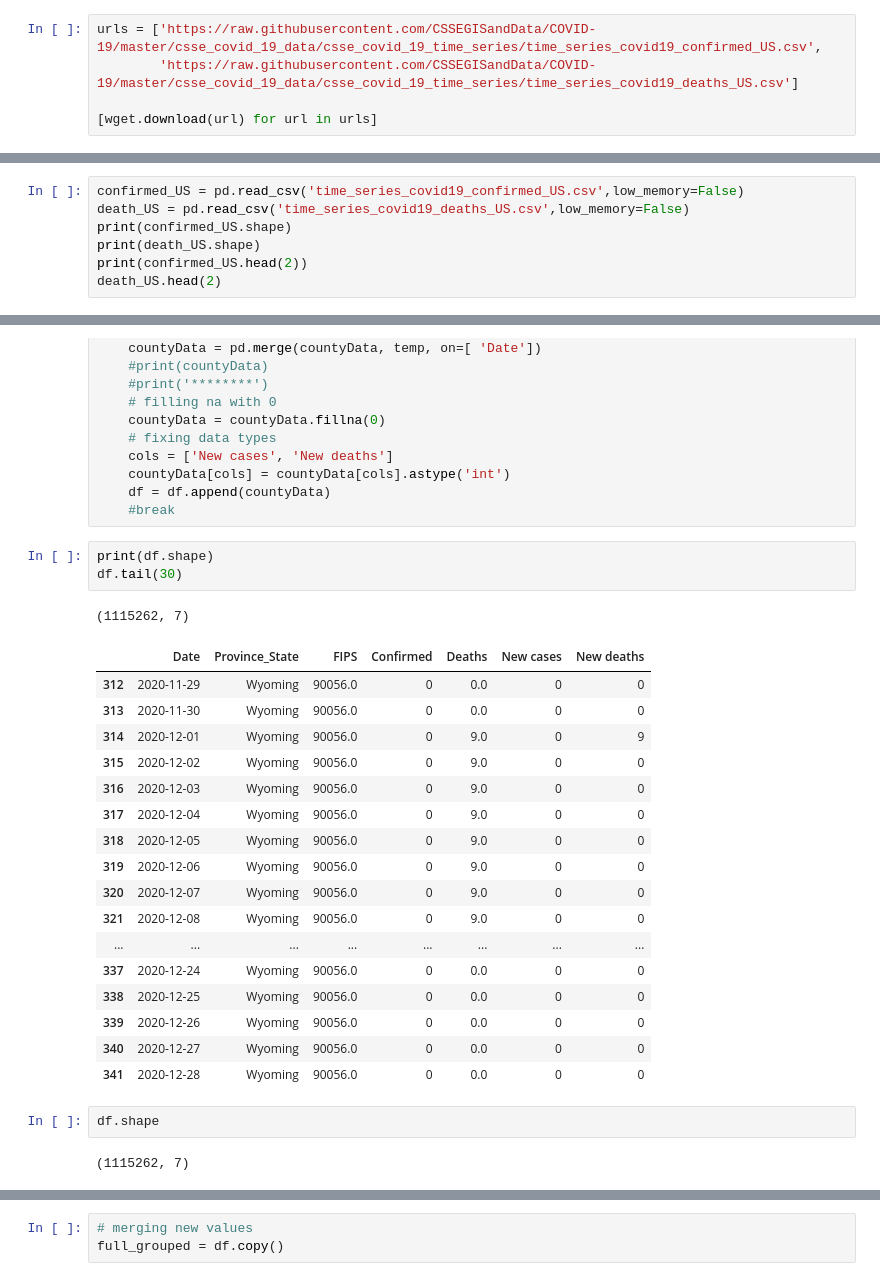
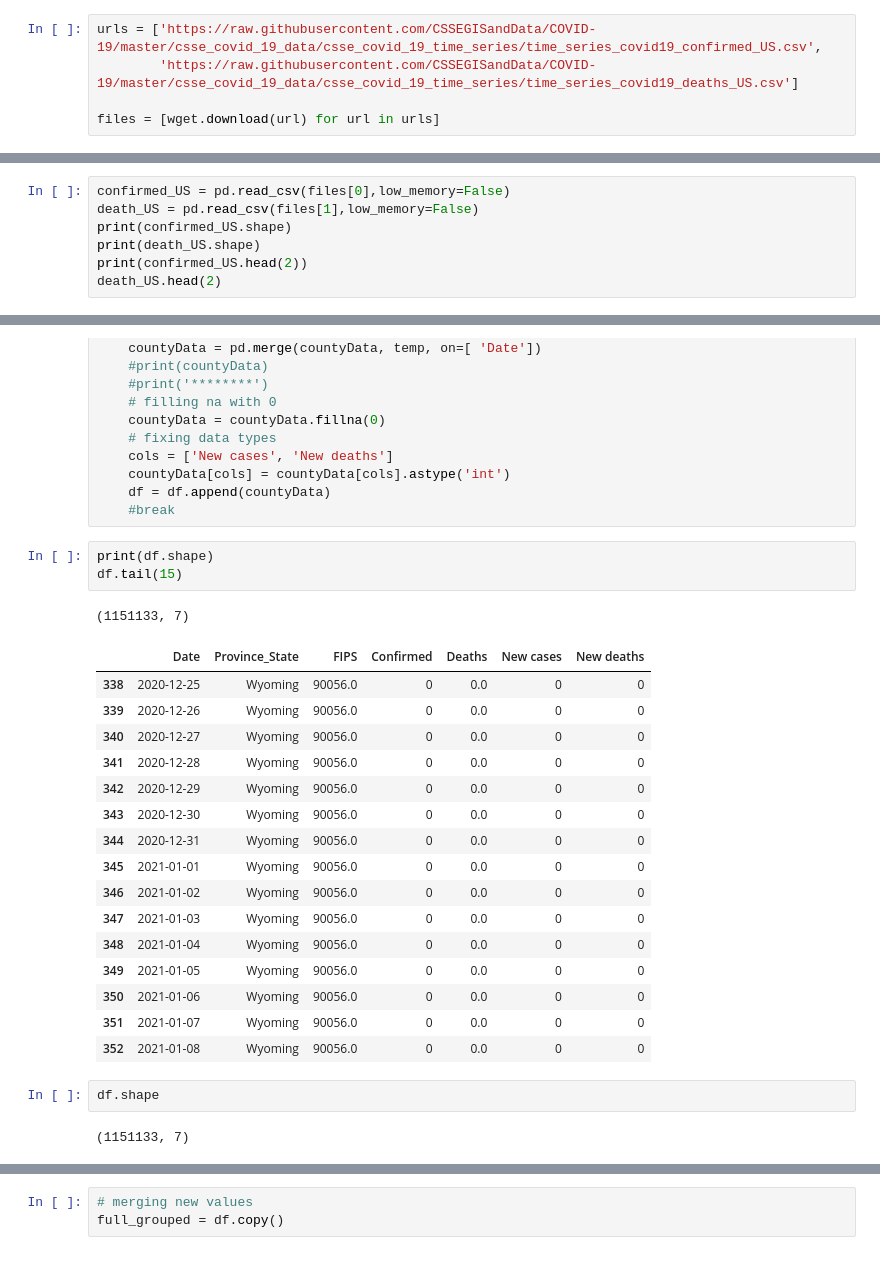
Before and after one commit to jeyasri-s2/meansquares, a Jupyter notebook: version2/prepare_data/Load_CovidData.ipynb, the cells around one changed output, grey strips where cells are left out. Cells and saved outputs as stored; diff of their text form.

Commit message:
Clean this colab to update COVID-19 and population data

```diff
--- a/version2/prepare_data/Load_CovidData.ipynb
+++ b/version2/prepare_data/Load_CovidData.ipynb
@@ -104,4 +106,4 @@ John Hopkins university updates data every day hence we are pulling from reposit
 urls = ['https://raw.githubusercontent.com/CSSEGISandData/COVID-19/master/csse_covid_19_data/csse_covid_19_time_series/time_series_covid19_confirmed_US.csv',
         'https://raw.githubusercontent.com/CSSEGISandData/COVID-19/master/csse_covid_19_data/csse_covid_19_time_series/time_series_covid19_deaths_US.csv']
 
-[wget.download(url) for url in urls]
+files = [wget.download(url) for url in urls]
@@ -110,6 +110,6 @@ urls = ['https://raw.githubusercontent.com/CSSEGISandData/COVID-19/master/csse_c
 # %%
-confirmed_US = pd.read_csv('time_series_covid19_confirmed_US.csv',low_memory=False)
-death_US = pd.read_csv('time_series_covid19_deaths_US.csv',low_memory=False)
+confirmed_US = pd.read_csv(files[0],low_memory=False)
+death_US = pd.read_csv(files[1],low_memory=False)
 print(confirmed_US.shape)
 print(death_US.shape)
 print(confirmed_US.head(2))
@@ -460,28 +393,27 @@ for fips in tqdm(full_grouped.FIPS.unique()):
     #break
 # %%
 print(df.shape)
-df.tail(30)
+df.tail(15)
 # %% [output]
-(1115262, 7)
+(1151133, 7)
 |  | Date | Province_State | FIPS | Confirmed | Deaths | New cases | New deaths |
-| 312 | 2020-11-29 | Wyoming | 90056.0 | 0 | 0.0 | 0 | 0 |
-| 313 | 2020-11-30 | Wyoming | 90056.0 | 0 | 0.0 | 0 | 0 |
-| 314 | 2020-12-01 | Wyoming | 90056.0 | 0 | 9.0 | 0 | 9 |
-| 315 | 2020-12-02 | Wyoming | 90056.0 | 0 | 9.0 | 0 | 0 |
-| 316 | 2020-12-03 | Wyoming | 90056.0 | 0 | 9.0 | 0 | 0 |
-| 317 | 2020-12-04 | Wyoming | 90056.0 | 0 | 9.0 | 0 | 0 |
-| 318 | 2020-12-05 | Wyoming | 90056.0 | 0 | 9.0 | 0 | 0 |
-| 319 | 2020-12-06 | Wyoming | 90056.0 | 0 | 9.0 | 0 | 0 |
-| 320 | 2020-12-07 | Wyoming | 90056.0 | 0 | 9.0 | 0 | 0 |
-| 321 | 2020-12-08 | Wyoming | 90056.0 | 0 | 9.0 | 0 | 0 |
-| ... | ... | ... | ... | ... | ... | ... | ... |
-| 337 | 2020-12-24 | Wyoming | 90056.0 | 0 | 0.0 | 0 | 0 |
 | 338 | 2020-12-25 | Wyoming | 90056.0 | 0 | 0.0 | 0 | 0 |
 | 339 | 2020-12-26 | Wyoming | 90056.0 | 0 | 0.0 | 0 | 0 |
 | 340 | 2020-12-27 | Wyoming | 90056.0 | 0 | 0.0 | 0 | 0 |
 | 341 | 2020-12-28 | Wyoming | 90056.0 | 0 | 0.0 | 0 | 0 |
+| 342 | 2020-12-29 | Wyoming | 90056.0 | 0 | 0.0 | 0 | 0 |
+| 343 | 2020-12-30 | Wyoming | 90056.0 | 0 | 0.0 | 0 | 0 |
+| 344 | 2020-12-31 | Wyoming | 90056.0 | 0 | 0.0 | 0 | 0 |
+| 345 | 2021-01-01 | Wyoming | 90056.0 | 0 | 0.0 | 0 | 0 |
+| 346 | 2021-01-02 | Wyoming | 90056.0 | 0 | 0.0 | 0 | 0 |
+| 347 | 2021-01-03 | Wyoming | 90056.0 | 0 | 0.0 | 0 | 0 |
+| 348 | 2021-01-04 | Wyoming | 90056.0 | 0 | 0.0 | 0 | 0 |
+| 349 | 2021-01-05 | Wyoming | 90056.0 | 0 | 0.0 | 0 | 0 |
+| 350 | 2021-01-06 | Wyoming | 90056.0 | 0 | 0.0 | 0 | 0 |
+| 351 | 2021-01-07 | Wyoming | 90056.0 | 0 | 0.0 | 0 | 0 |
+| 352 | 2021-01-08 | Wyoming | 90056.0 | 0 | 0.0 | 0 | 0 |
 # %%
 df.shape
 # %% [output]
-(1115262, 7)
+(1151133, 7)
 # %%
```
Also changed, not shown: parts of 54 cells of this notebook.
